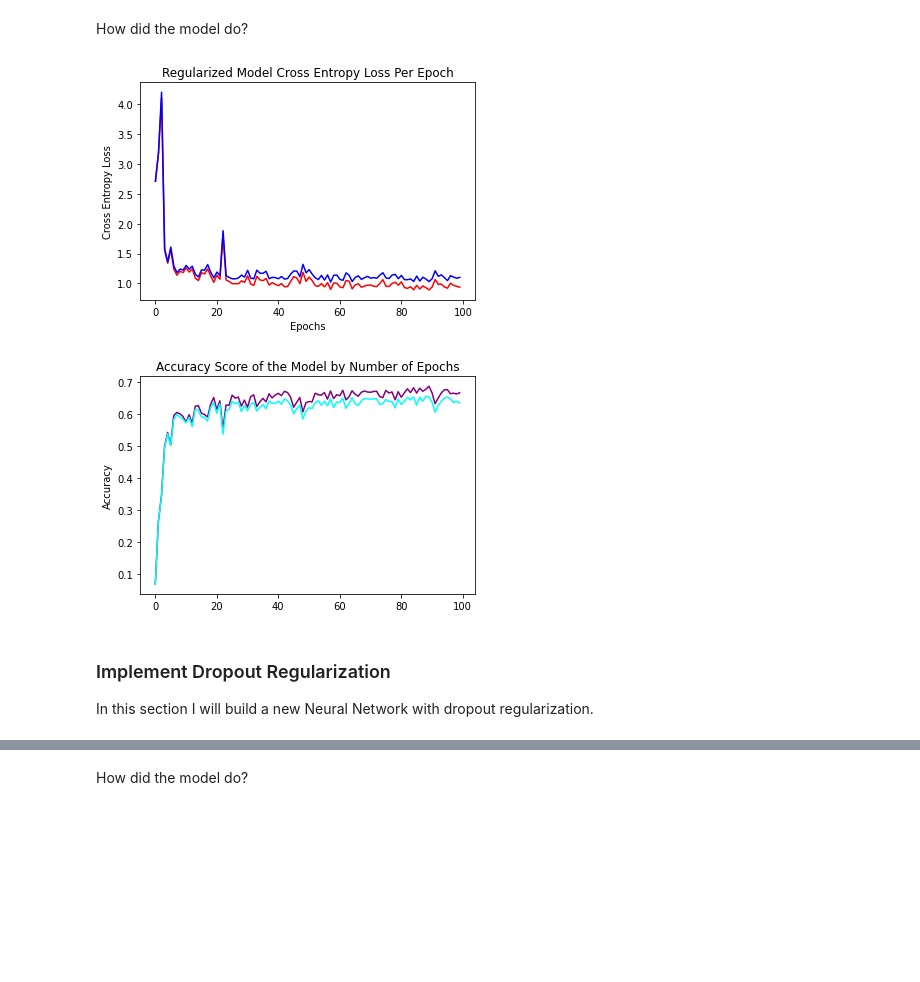
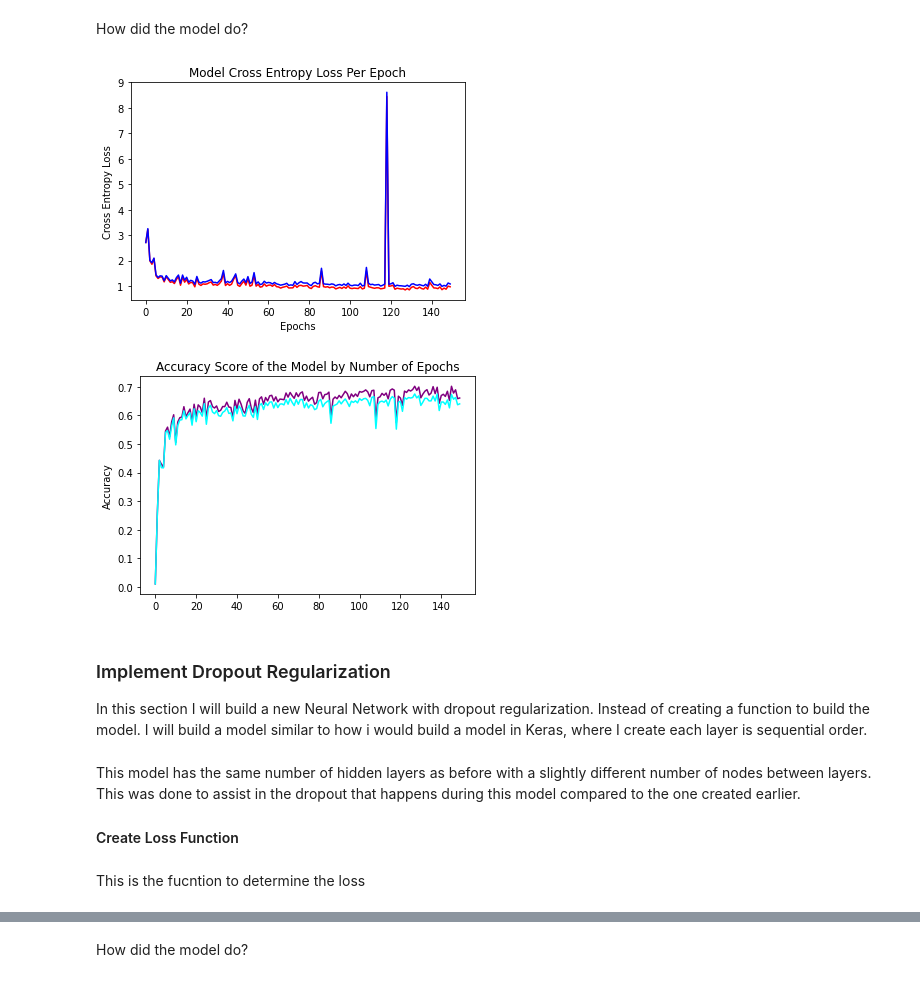
Before and after one commit to mbermont/Spotify_Project, a Jupyter notebook: code/modeling.ipynb, the cells around one changed output, grey strips where cells are left out. Drawn from its saved outputs; the diff is of its cells as text; code cells hidden in the pictures; blank space fills up the shorter version.

```diff
--- a/code/modeling.ipynb
+++ b/code/modeling.ipynb
@@ -101,9 +121,9 @@ class MultiClassModel(nn.Module):
         self.h2 = nn.Linear(32, 64)
         self.h3 = nn.Linear(64, 128)
         self.h4 = nn.Linear(128, 128)
-        self.h5 = nn.Linear(128, 64)
-        self.h6 = nn.Linear(64, 64)
-        self.out = nn.Linear(64, 15)
+        self.h5 = nn.Linear(128, 256)
+        self.h6 = nn.Linear(256, 512)
+        self.out = nn.Linear(512, 15)
 
     def forward(self, X):
         X = F.relu(self.h1(X))
@@ -130,7 +160,7 @@ test_accuracy = []
 batch_size = 256
 training_size = X.shape[0]
 count = 0
-epochs = 1000
+epochs = 150
 for epoch in range(epochs):
     with torch.no_grad():
         test_pred = model(X_test_t)
@@ -166,24 +207,26 @@ How did the model do?
 # %%
 plt.plot(train_loss, color='red')
 plt.plot(testing_loss, color= 'blue')
-plt.title('Regularized Model Cross Entropy Loss Per Epoch')
+plt.title('Model Cross Entropy Loss Per Epoch')
 plt.ylabel('Cross Entropy Loss')
 plt.xlabel('Epochs')
 
-plt.savefig('../imgs/reg_loss_plt.png', dpi= 400, bbox_inches= 'tight')
+plt.savefig('../imgs/loss_plt_150.png', dpi= 400, bbox_inches= 'tight')
 # %% [output]
-[figure, old version]
+[figure, new version]
 # %%
 plt.plot(train_accuracy, color= 'purple')
 plt.plot(test_accuracy, color= 'cyan')
 plt.title('Accuracy Score of the Model by Number of Epochs')
 plt.ylabel('Accuracy')
-plt.savefig('../imgs/accuracy_model_before_reg.png', dpi= 400, bbox_inches= 'tight')
+plt.savefig('../imgs/accuracy_model_before_reg_150.png', dpi= 400, bbox_inches= 'tight')
 # %% [output]
-[figure, old version]
+[figure, new version]
 # %% [markdown]
 
 ### Implement Dropout Regularization
 
-In this section I will build a new Neural Network with dropout regularization.
+In this section I will build a new Neural Network with dropout regularization.  Instead of creating a function to build
+the model. I will build a model similar to how i would build a model in Keras, where I create each layer is sequential
+order.
 # %%
@@ -225,0 +260,5 @@ drop_loss = torch.nn.CrossEntropyLoss()
+# %% [markdown]
+This model has the same number of hidden layers as before with a slightly different number of nodes between layers. This
+was done to assist in the dropout that happens during this model compared to the one created earlier.
+
+#### Create Loss Function
@@ -226,3 +267,5 @@ drop_loss = torch.nn.CrossEntropyLoss()
+# %% [markdown]
+This is the fucntion to determine the loss
 # %%
 optimizer_drop = torch.optim.Adam(model_drop.parameters(), lr=.001)
 # %%
```
Also changed, not shown: parts of 13 cells of this notebook, 14 other files.
